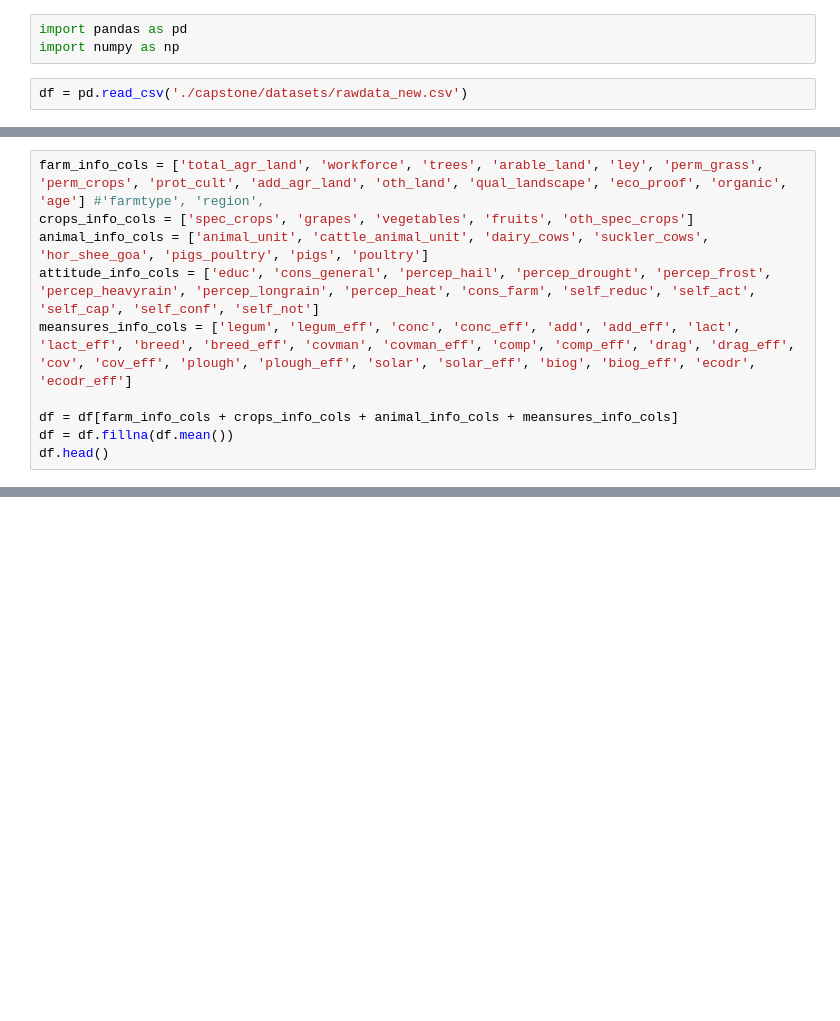
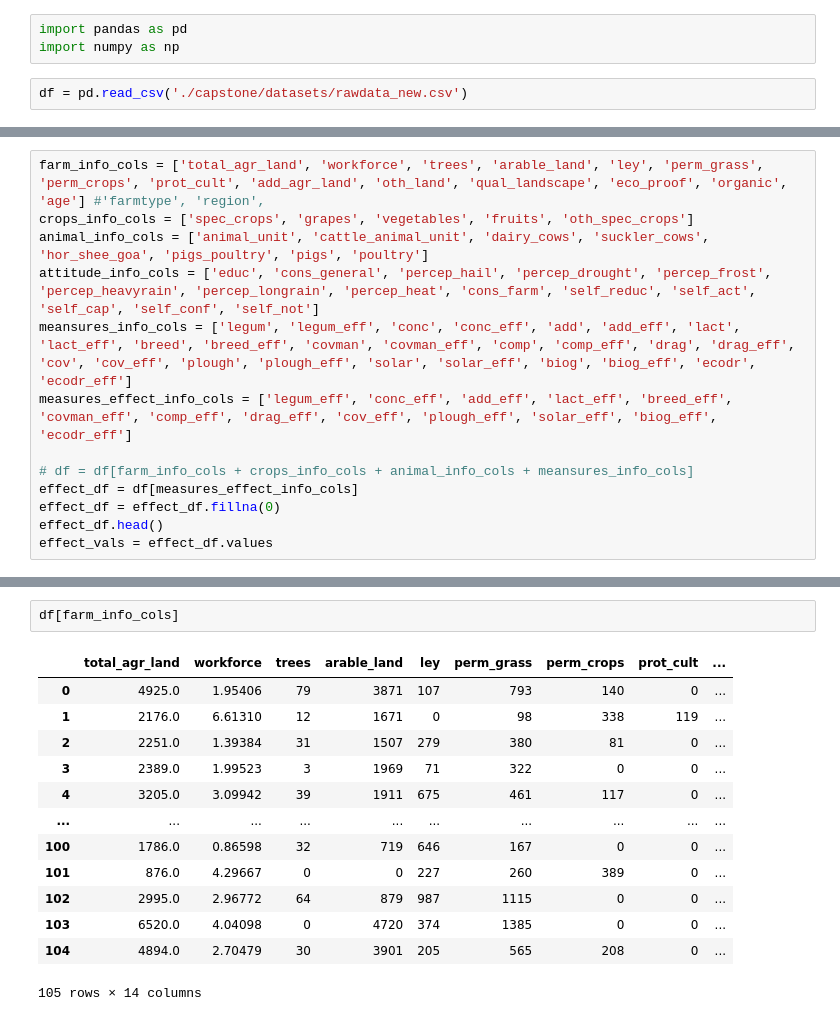
Before and after one commit to allenhu08/capstone, a Jupyter notebook: Recommender.ipynb, the cells around one changed output, grey strips where cells are left out. Cells and saved outputs as stored; diff of their text form; blank space fills up the shorter version.

```diff
--- a/Recommender.ipynb
+++ b/Recommender.ipynb
@@ -25,7 +37,10 @@ crops_info_cols = ['spec_crops', 'grapes', 'vegetables', 'fruits', 'oth_spec_cro
 animal_info_cols = ['animal_unit', 'cattle_animal_unit', 'dairy_cows', 'suckler_cows', 'hor_shee_goa', 'pigs_poultry', 'pigs', 'poultry']
 attitude_info_cols = ['educ', 'cons_general', 'percep_hail', 'percep_drought', 'percep_frost', 'percep_heavyrain', 'percep_longrain', 'percep_heat', 'cons_farm', 'self_reduc', 'self_act', 'self_cap', 'self_conf', 'self_not']
 meansures_info_cols = ['legum', 'legum_eff', 'conc', 'conc_eff', 'add', 'add_eff', 'lact', 'lact_eff', 'breed', 'breed_eff', 'covman', 'covman_eff', 'comp', 'comp_eff', 'drag', 'drag_eff', 'cov', 'cov_eff', 'plough', 'plough_eff', 'solar', 'solar_eff', 'biog', 'biog_eff', 'ecodr', 'ecodr_eff']
+measures_effect_info_cols = ['legum_eff', 'conc_eff', 'add_eff', 'lact_eff', 'breed_eff', 'covman_eff', 'comp_eff', 'drag_eff', 'cov_eff', 'plough_eff', 'solar_eff', 'biog_eff', 'ecodr_eff']
 
-df = df[farm_info_cols + crops_info_cols + animal_info_cols + meansures_info_cols]
-df = df.fillna(df.mean())
-df.head()
+# df = df[farm_info_cols + crops_info_cols + animal_info_cols + meansures_info_cols]
+effect_df = df[measures_effect_info_cols]
+effect_df = effect_df.fillna(0)
+effect_df.head()
+effect_vals = effect_df.values
@@ -73,0 +121,16 @@ print(test_sample[meansures_info_cols])
+# %%
+df[farm_info_cols]
+# %% [output]
+|  | total_agr_land | workforce | trees | arable_land | ley | perm_grass | perm_crops | prot_cult | ... |
+| 0 | 4925.0 | 1.95406 | 79 | 3871 | 107 | 793 | 140 | 0 | ... |
+| 1 | 2176.0 | 6.61310 | 12 | 1671 | 0 | 98 | 338 | 119 | ... |
+| 2 | 2251.0 | 1.39384 | 31 | 1507 | 279 | 380 | 81 | 0 | ... |
+| 3 | 2389.0 | 1.99523 | 3 | 1969 | 71 | 322 | 0 | 0 | ... |
+| 4 | 3205.0 | 3.09942 | 39 | 1911 | 675 | 461 | 117 | 0 | ... |
+| ... | ... | ... | ... | ... | ... | ... | ... | ... | ... |
+| 100 | 1786.0 | 0.86598 | 32 | 719 | 646 | 167 | 0 | 0 | ... |
+| 101 | 876.0 | 4.29667 | 0 | 0 | 227 | 260 | 389 | 0 | ... |
+| 102 | 2995.0 | 2.96772 | 64 | 879 | 987 | 1115 | 0 | 0 | ... |
+| 103 | 6520.0 | 4.04098 | 0 | 4720 | 374 | 1385 | 0 | 0 | ... |
+| 104 | 4894.0 | 2.70479 | 30 | 3901 | 205 | 565 | 208 | 0 | ... |
+105 rows × 14 columns
```
Also changed, not shown: parts of 8 cells of this notebook.
